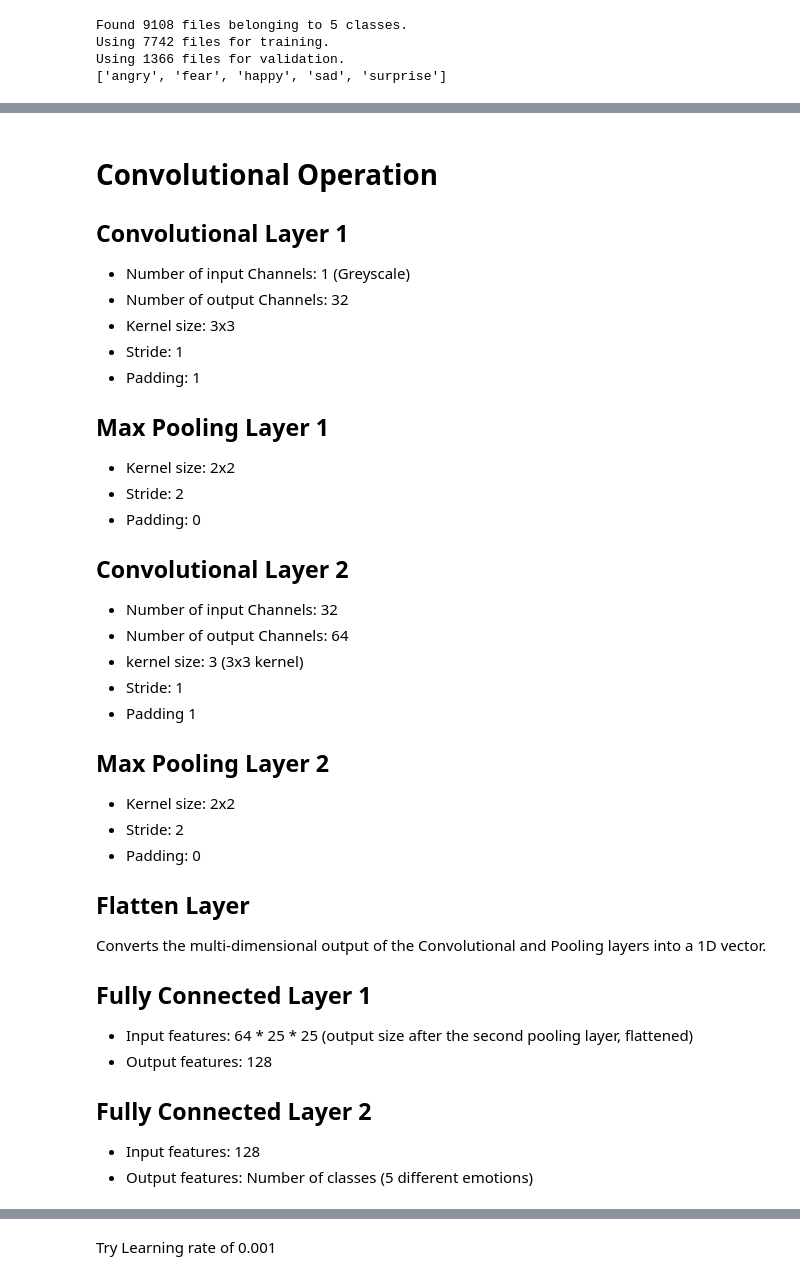
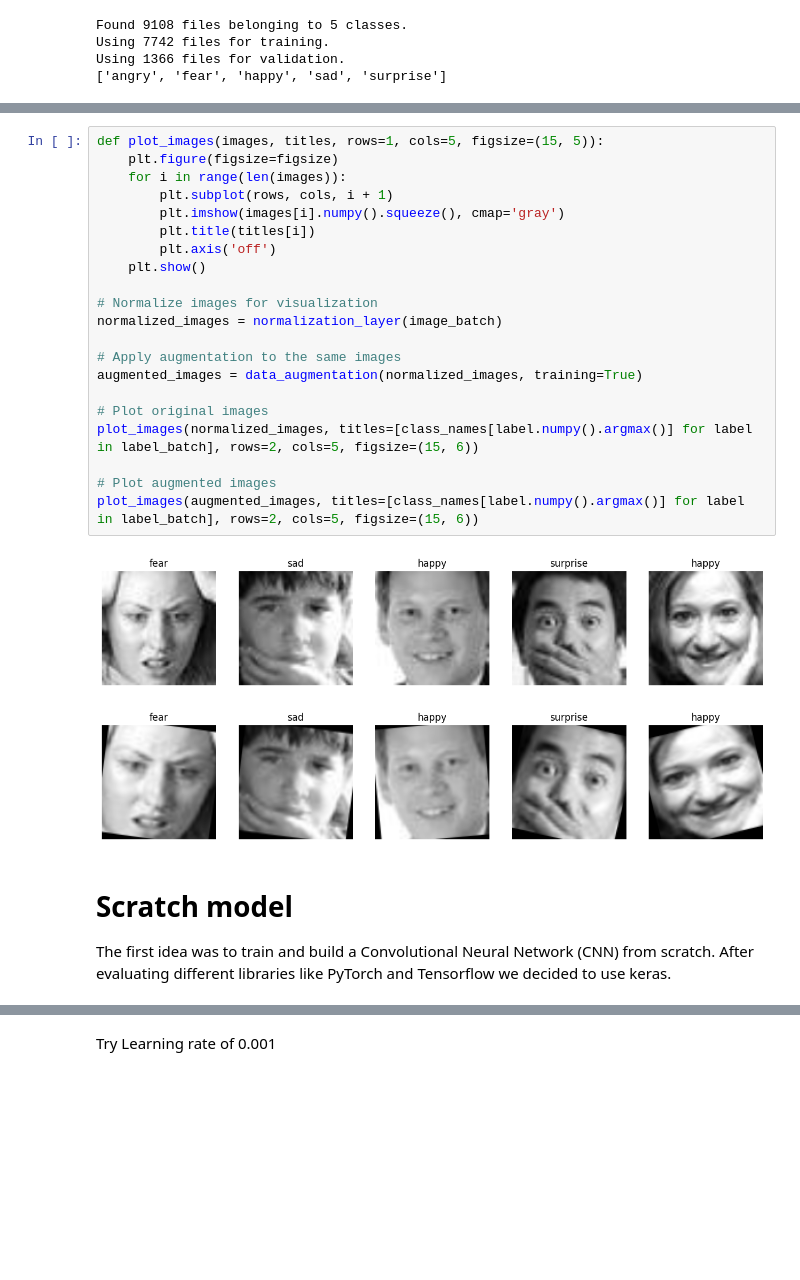
Before and after one commit to jasperfue/AIIM, a Jupyter notebook: notebook.ipynb, the cells around one changed output, grey strips where cells are left out. Saved outputs shown, nothing was run; the diff lists cells and outputs as text; blank space fills up the shorter version.

```diff
--- a/notebook.ipynb
+++ b/notebook.ipynb
@@ -136,39 +166,30 @@ data_augmentation = tf.keras.Sequential([
 validation_ds = validation_ds.map(lambda x, y: (normalization_layer(x), y))
 train_ds = train_ds.map(lambda x, y: (data_augmentation(normalization_layer(x), training=True), y))
-# %% [markdown]
-# Convolutional Operation
-
-## Convolutional Layer 1
-* Number of input Channels: 1 (Greyscale)
-* Number of output Channels: 32
-* Kernel size: 3x3
-* Stride: 1
-* Padding: 1
-
-## Max Pooling Layer 1
-* Kernel size: 2x2
-* Stride: 2
-* Padding: 0
-
-## Convolutional Layer 2
-* Number of input Channels: 32
-* Number of output Channels: 64
-* kernel size: 3 (3x3 kernel)
-* Stride: 1
-* Padding 1
-
-## Max Pooling Layer 2
-* Kernel size: 2x2
-* Stride: 2
-* Padding: 0
-
-## Flatten Layer
-Converts the multi-dimensional output of the Convolutional and Pooling layers into a 1D vector.
-
-## Fully Connected Layer 1
-* Input features: 64 * 25 * 25 (output size after the second pooling layer, flattened)
-* Output features: 128
-
-## Fully Connected Layer 2
-* Input features: 128
-* Output features: Number of classes (5 different emotions)
+# %%
+def plot_images(images, titles, rows=1, cols=5, figsize=(15, 5)):
+    plt.figure(figsize=figsize)
+    for i in range(len(images)):
+        plt.subplot(rows, cols, i + 1)
+        plt.imshow(images[i].numpy().squeeze(), cmap='gray')
+        plt.title(titles[i])
+        plt.axis('off')
+    plt.show()
+
+# Normalize images for visualization
+normalized_images = normalization_layer(image_batch)
+
+# Apply augmentation to the same images
+augmented_images = data_augmentation(normalized_images, training=True)
+
+# Plot original images
+plot_images(normalized_images, titles=[class_names[label.numpy().argmax()] for label in label_batch], rows=2, cols=5, figsize=(15, 6))
+
+# Plot augmented images
+plot_images(augmented_images, titles=[class_names[label.numpy().argmax()] for label in label_batch], rows=2, cols=5, figsize=(15, 6))
+# %% [output]
+[figure, added]
+[figure, added]
+# %% [markdown]
+# Scratch model
+
+The first idea was to train and build a Convolutional Neural Network (CNN) from scratch. After evaluating different libraries like PyTorch and Tensorflow we decided to use keras.
```
Also changed, not shown: parts of 26 cells of this notebook.
